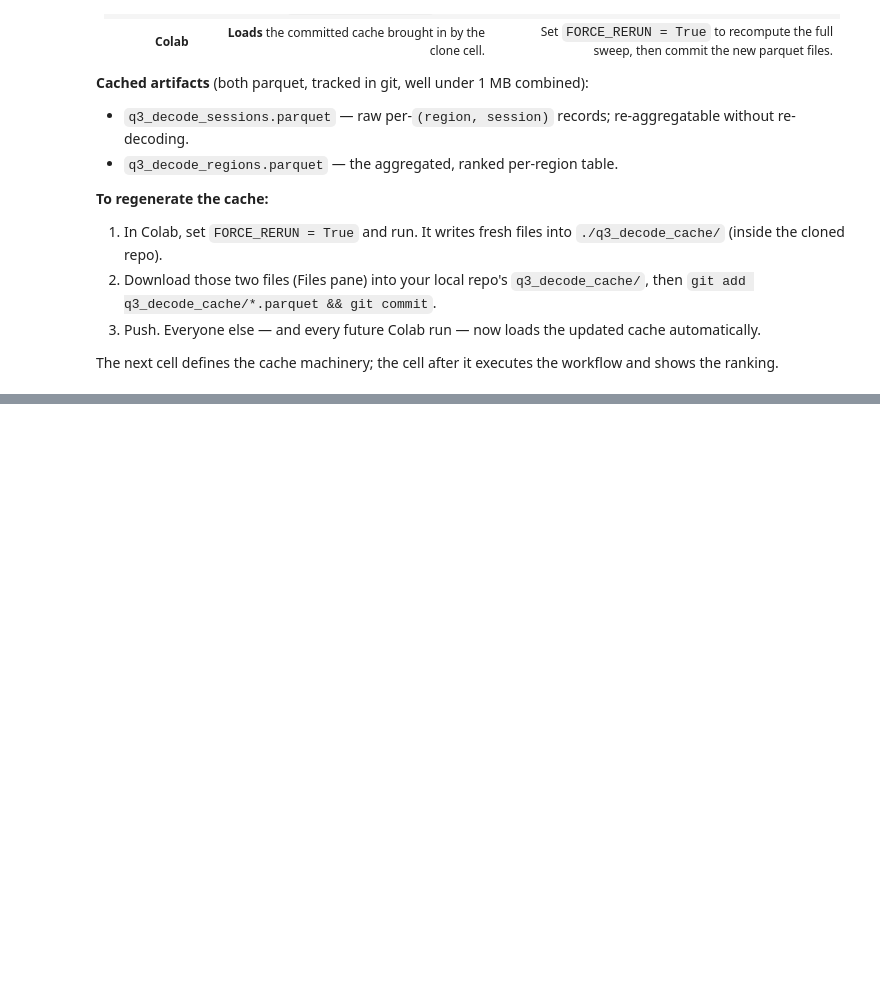
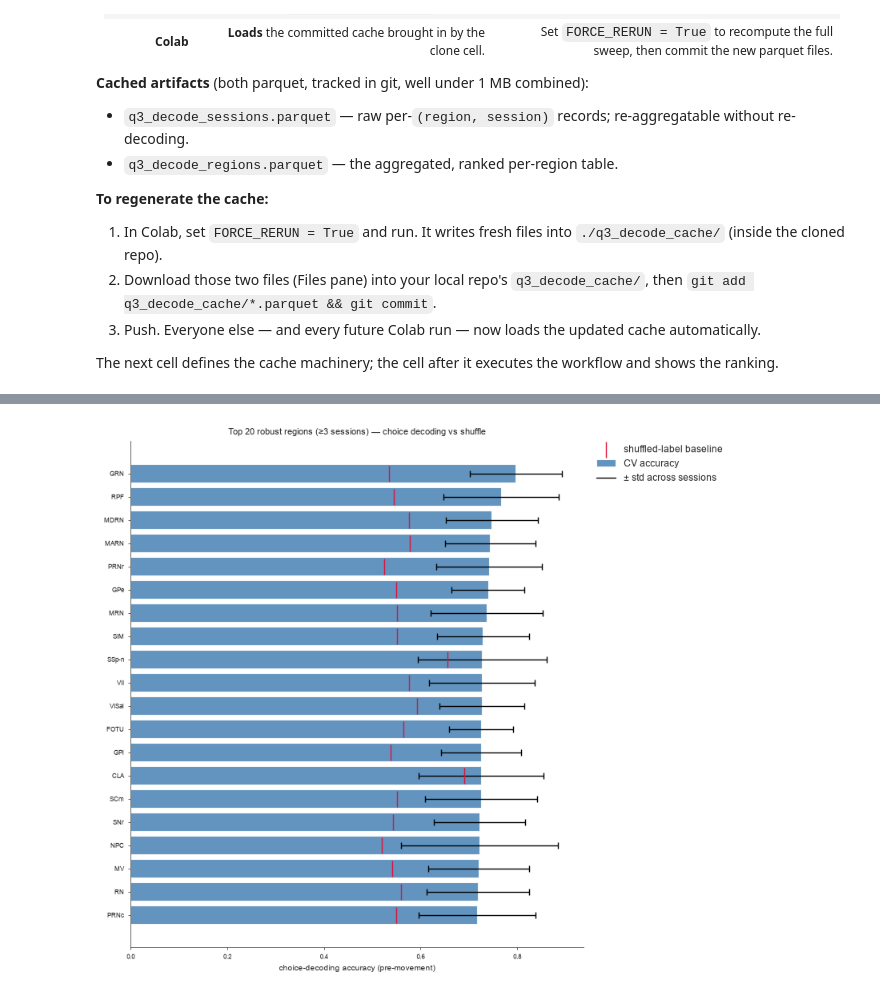
Before and after one commit to rosiindahag/cn-project, a Jupyter notebook: ibl_project.ipynb, the cells around one changed output, grey strips where cells are left out. Cells and saved outputs as stored; diff of their text form; code cells hidden in the pictures; blank space fills up the shorter version.

```diff
--- a/ibl_project.ipynb
+++ b/ibl_project.ipynb
@@ -518,25 +505,13 @@ workflow and shows the ranking.
 # be committed to the repo and shared with zero external downloads.
 # Defines (no heavy work runs here — just definitions + path resolution):
 #   - CACHE_DIR / SESSION_CACHE / REGION_CACHE  : the committed cache location
-#   - IN_COLAB                                  : are we the producer?
 #   - aggregate_region_df(session_df)           : rebuild the ranked table from raw records
 #   - compute_region_decoding()                 : the expensive ~1h full sweep
 #   - load_or_compute_decoding()                : load-if-present else (Colab) compute+save
-import os
+# (IN_COLAB is defined in the Colab setup cell near the top of the notebook.)
 
 # Set True (in Colab) to ignore an existing cache and recompute the sweep from scratch.
 FORCE_RERUN = False
-
-
-def _detect_colab():
-    try:
-        import google.colab  # noqa: F401
-        return True
-    except ImportError:
-        return False
-
-
-IN_COLAB = _detect_colab()
 
 
 def _resolve_cache_dir():
@@ -660,24 +656,30 @@ robust_region_df.head(25)
 # %%
 # Plot the top regions by mean pre-movement choice-decoding accuracy vs shuffle baseline.
 # Uses `robust_region_df` (n_sessions >= MIN_SESSIONS) so single-session artifacts are
 # excluded and every bar carries a real cross-session error bar.
 TOP_N = 20
 plot_df = robust_region_df.head(TOP_N).iloc[::-1]  # reverse so best is at the top of a horizontal bar
 
 fig, ax = plt.subplots(figsize=(8, max(4, 0.35 * len(plot_df))))
 ypos = np.arange(len(plot_df))
 ax.barh(ypos, plot_df['mean_cv_acc'], xerr=plot_df['std_cv_acc'].fillna(0),
-        color='steelblue', alpha=0.85, label='CV accuracy')
+        color='steelblue', alpha=0.85, ecolor='black', capsize=3, label='CV accuracy')
 ax.scatter(plot_df['mean_shuffle'], ypos, color='crimson', zorder=3,
            marker='|', s=200, label='shuffled-label baseline')
+# Proxy handle so the black whiskers get their own legend entry.
+err_handle = plt.Line2D([0], [0], color='black', lw=1, label='± std across sessions')
 ax.set_yticks(ypos)
 ax.set_yticklabels(plot_df['region'])
 ax.set_xlabel('choice-decoding accuracy (pre-movement)')
-ax.set_title(f'Top {TOP_N} robust regions (\u2265{MIN_SESSIONS} sessions) \u2014 choice decoding vs shuffle')
-ax.legend(loc='lower right')
+ax.set_title(f'Top {TOP_N} robust regions (≥{MIN_SESSIONS} sessions) — choice decoding vs shuffle')
+handles, labels = ax.get_legend_handles_labels()
+ax.legend(handles=handles + [err_handle], loc='upper left',
+          bbox_to_anchor=(1.02, 1.0), borderaxespad=0.0, frameon=False)
 sns.despine()
 plt.tight_layout()
 plt.show()
+# %% [output]
+[figure, added]
 # %%
 # Map region acronyms to full Allen Mouse Brain Atlas names
 # Adds a `region_name` column so the ranked table is self-documenting.
```
Also changed, not shown: parts of 16 cells of this notebook.
